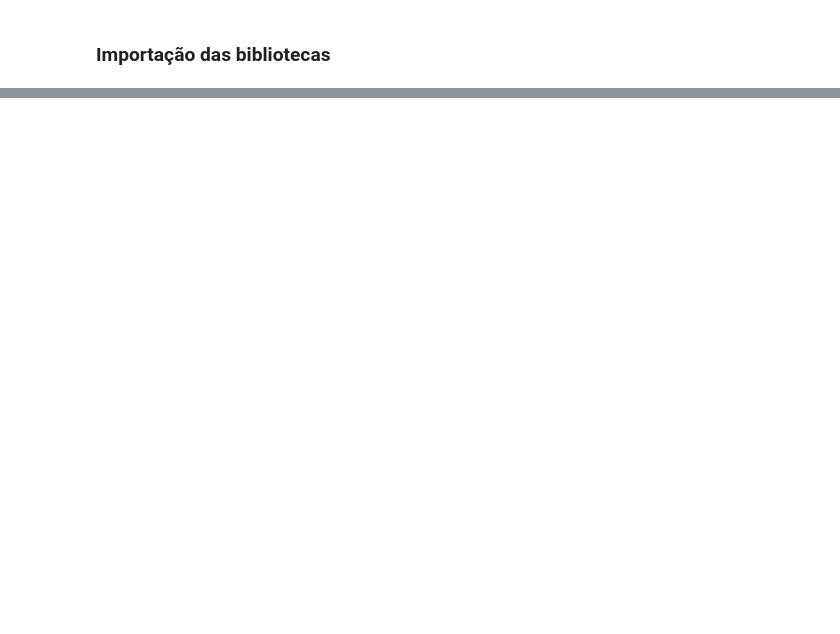
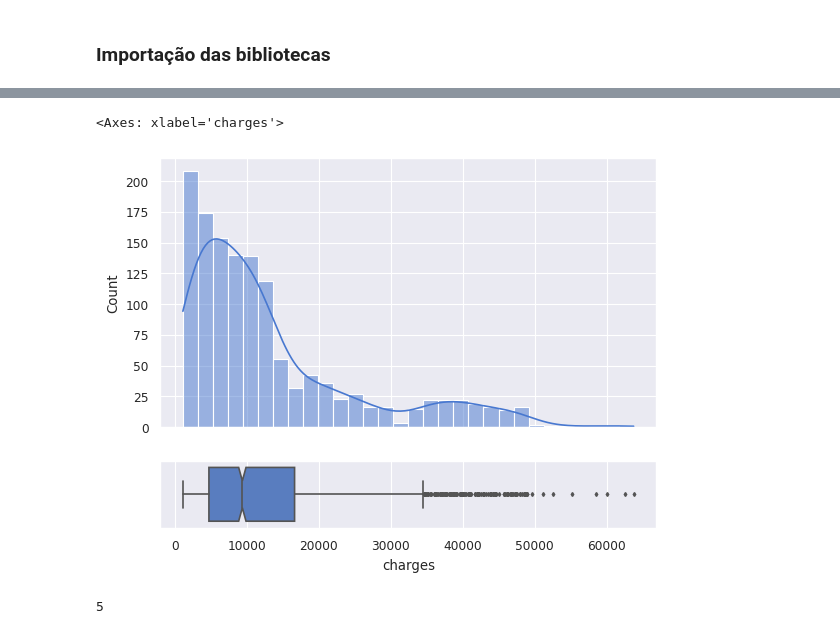
Before and after one commit to willyferreira/medical_coast, a Jupyter notebook: medical-coast.ipynb, the cells around one changed output, grey strips where cells are left out. Saved outputs shown, nothing was run; the diff lists cells and outputs as text; code cells hidden in the pictures; blank space fills up the shorter version.

```diff
--- a/medical-coast.ipynb
+++ b/medical-coast.ipynb
@@ -22,0 +85,13 @@ for dirname, _, filenames in os.walk('/kaggle/input'):
+# %%
+#Criação dos subplots
+fig, axs = plt.subplots(ncols = 1, nrows = 2, sharex=True, height_ratios=[0.8, 0.2])
+#Criação dos gráficos
+sns.histplot(data = df, x = df['charges'], kde = True, ax = axs[0], stat = 'count')
+sns.boxplot(x = df['charges'], fliersize = 2, notch = True, ax = axs[1])
+# %% [output]
+<Axes: xlabel='charges'>
+[figure, added]
+# %%
+np.ptp(df['children'])
+# %% [output]
+5
```
Also changed, not shown: parts of 11 cells of this notebook.
